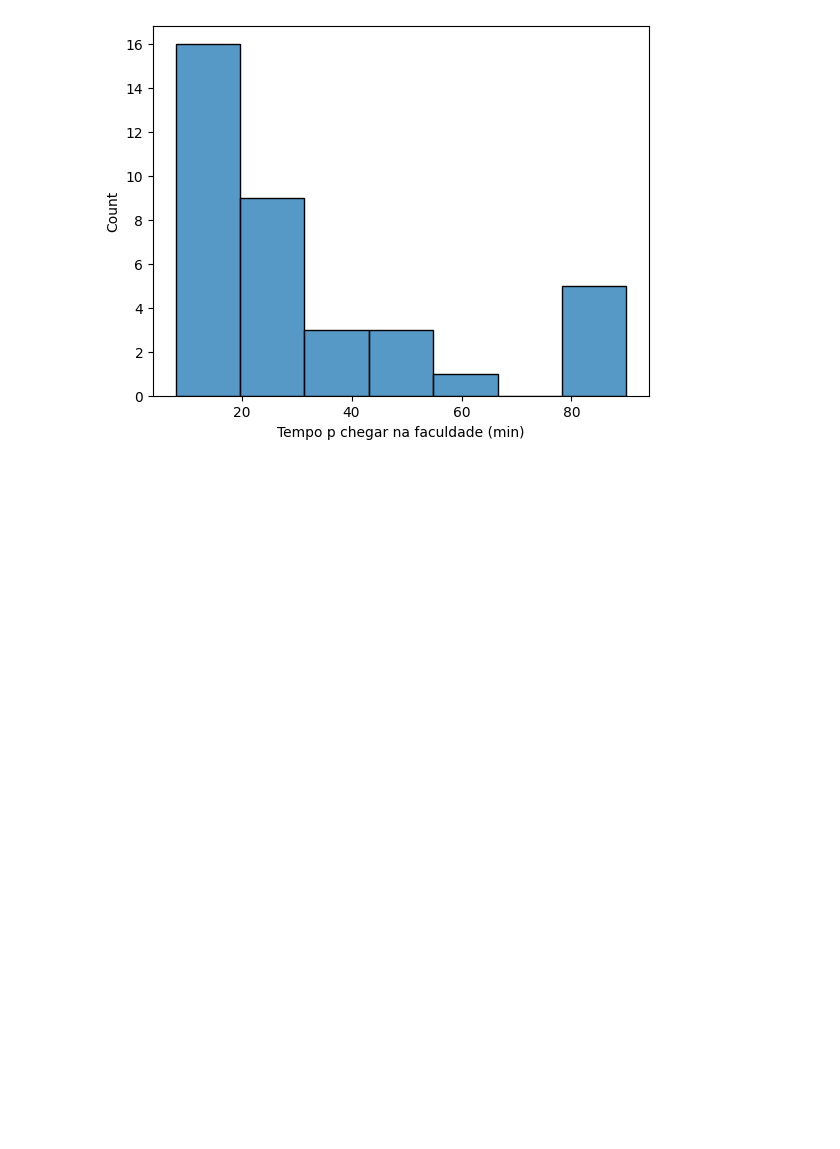
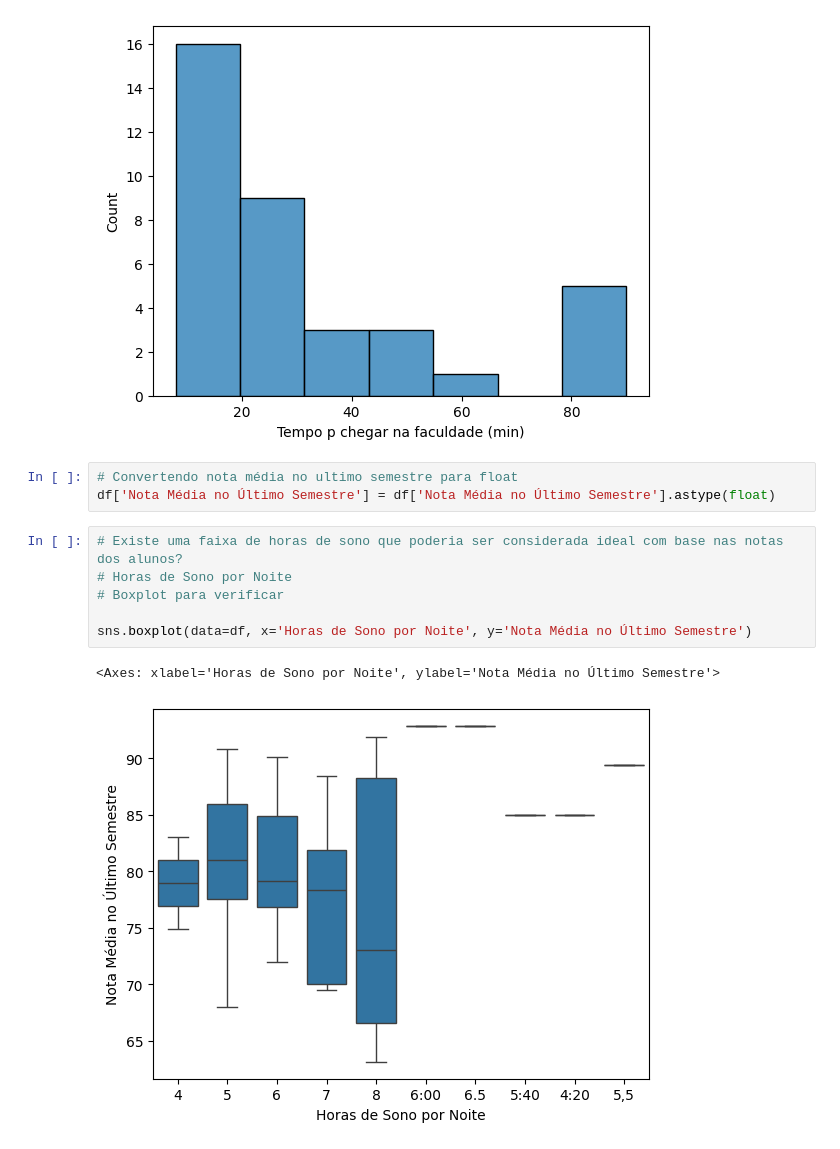
Before and after one commit to FlavioAAMotta/didatico, a Jupyter notebook: PAC4/sala/analise.ipynb, the cells around one changed output. Drawn from its saved outputs; the diff is of its cells as text; blank space fills up the shorter version.

```diff
--- a/PAC4/sala/analise.ipynb
+++ b/PAC4/sala/analise.ipynb
@@ -61,3 +61,15 @@ sns.histplot(data=df, x='Tempo p chegar na faculdade (min)')
 # %% [output]
 <Axes: xlabel='Tempo p chegar na faculdade (min)', ylabel='Count'>
 [figure]
+# %%
+# Convertendo nota média no ultimo semestre para float
+df['Nota Média no Último Semestre'] = df['Nota Média no Último Semestre'].astype(float)
+# %%
+# Existe uma faixa de horas de sono que poderia ser considerada ideal com base nas notas dos alunos?
+# Horas de Sono por Noite
+# Boxplot para verificar
+
+sns.boxplot(data=df, x='Horas de Sono por Noite', y='Nota Média no Último Semestre')
+# %% [output]
+<Axes: xlabel='Horas de Sono por Noite', ylabel='Nota Média no Último Semestre'>
+[figure, added]
```
Also changed, not shown: parts of 5 cells of this notebook, 50 other files.
